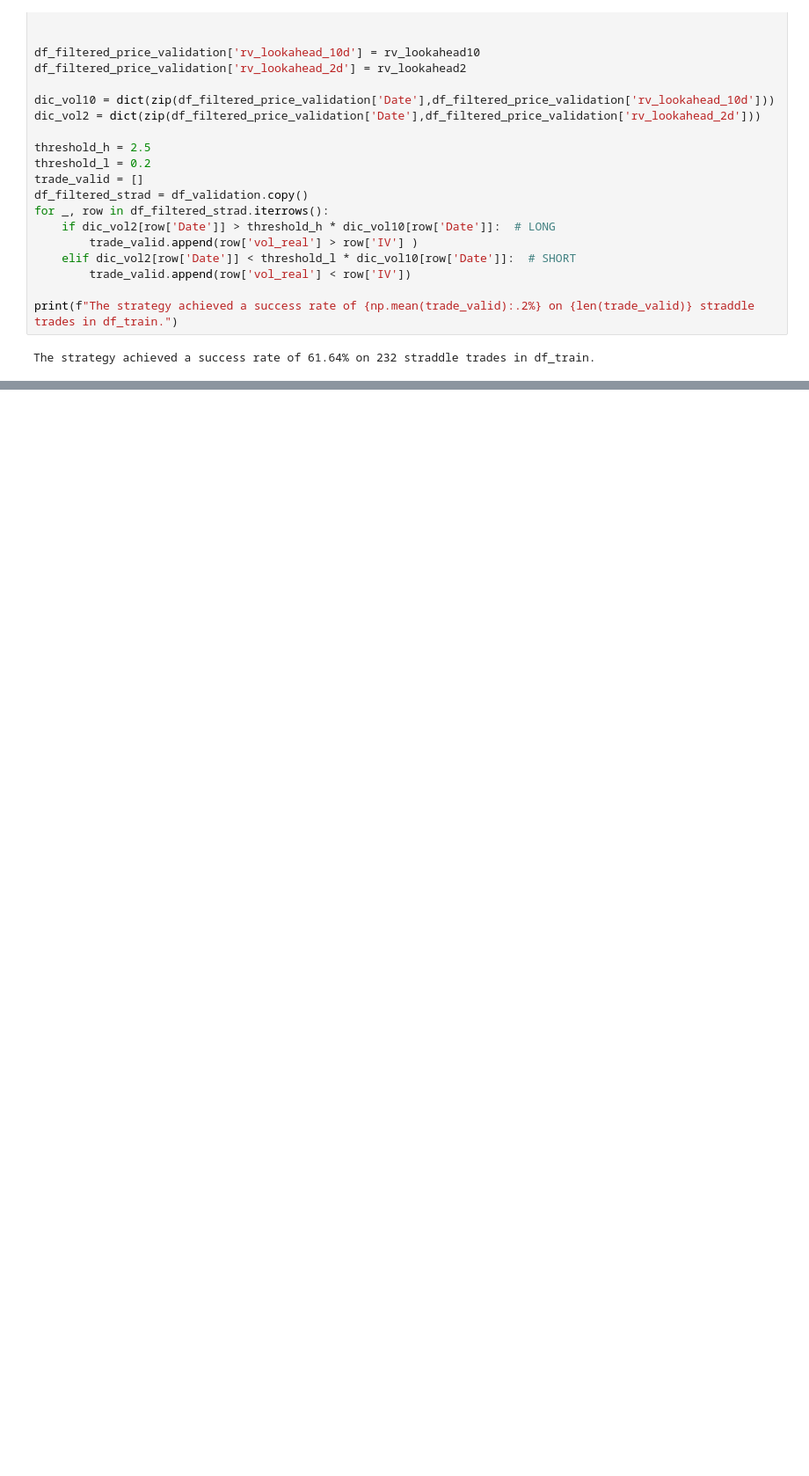
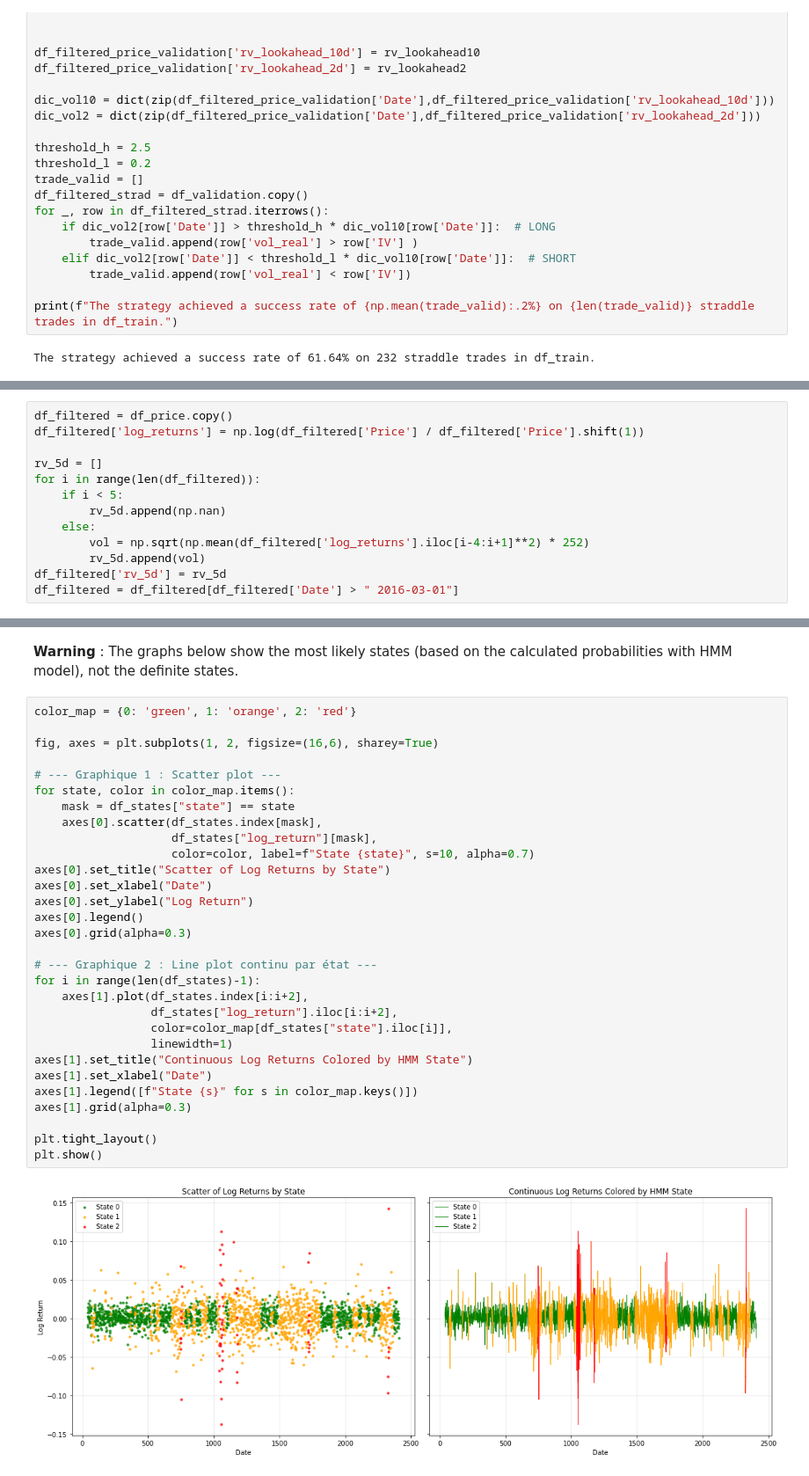
Before and after one commit to jasonTor/Alpha_Volatility_Strategy, a Jupyter notebook: exploratory_analysis.ipynb, the cells around one changed output, grey strips where cells are left out. Shown at 88% size. Drawn from its saved outputs; the diff is of its cells as text; blank space fills up the shorter version.

```diff
--- a/exploratory_analysis.ipynb
+++ b/exploratory_analysis.ipynb
@@ -1107,0 +1151,13 @@ The strategy achieved a success rate of 61.64% on 232 straddle trades in df_trai
+# %%
+df_filtered = df_price.copy()
+df_filtered['log_returns'] = np.log(df_filtered['Price'] / df_filtered['Price'].shift(1))
+
+rv_5d = []
+for i in range(len(df_filtered)):
+    if i < 5:
+        rv_5d.append(np.nan)
+    else:
+        vol = np.sqrt(np.mean(df_filtered['log_returns'].iloc[i-4:i+1]**2) * 252)
+        rv_5d.append(vol)
+df_filtered['rv_5d'] = rv_5d
+df_filtered = df_filtered[df_filtered['Date'] > " 2016-03-01"]
@@ -1107,0 +1275,34 @@ The strategy achieved a success rate of 61.64% on 232 straddle trades in df_trai
+# %% [markdown]
+**Warning** : The graphs below show the most likely states (based on the calculated probabilities with HMM model), not the definite states.
+# %%
+color_map = {0: 'green', 1: 'orange', 2: 'red'}
+
+fig, axes = plt.subplots(1, 2, figsize=(16,6), sharey=True)
+
+# --- Graphique 1 : Scatter plot ---
+for state, color in color_map.items():
+    mask = df_states["state"] == state
+    axes[0].scatter(df_states.index[mask],
+                    df_states["log_return"][mask],
+                    color=color, label=f"State {state}", s=10, alpha=0.7)
+axes[0].set_title("Scatter of Log Returns by State")
+axes[0].set_xlabel("Date")
+axes[0].set_ylabel("Log Return")
+axes[0].legend()
+axes[0].grid(alpha=0.3)
+
+# --- Graphique 2 : Line plot continu par état ---
+for i in range(len(df_states)-1):
+    axes[1].plot(df_states.index[i:i+2],
+                 df_states["log_return"].iloc[i:i+2],
+                 color=color_map[df_states["state"].iloc[i]],
+                 linewidth=1)
+axes[1].set_title("Continuous Log Returns Colored by HMM State")
+axes[1].set_xlabel("Date")
+axes[1].legend([f"State {s}" for s in color_map.keys()])
+axes[1].grid(alpha=0.3)
+
+plt.tight_layout()
+plt.show()
+# %% [output]
+[figure, added]
```
Also changed, not shown: parts of 23 cells of this notebook, 2 other files.
